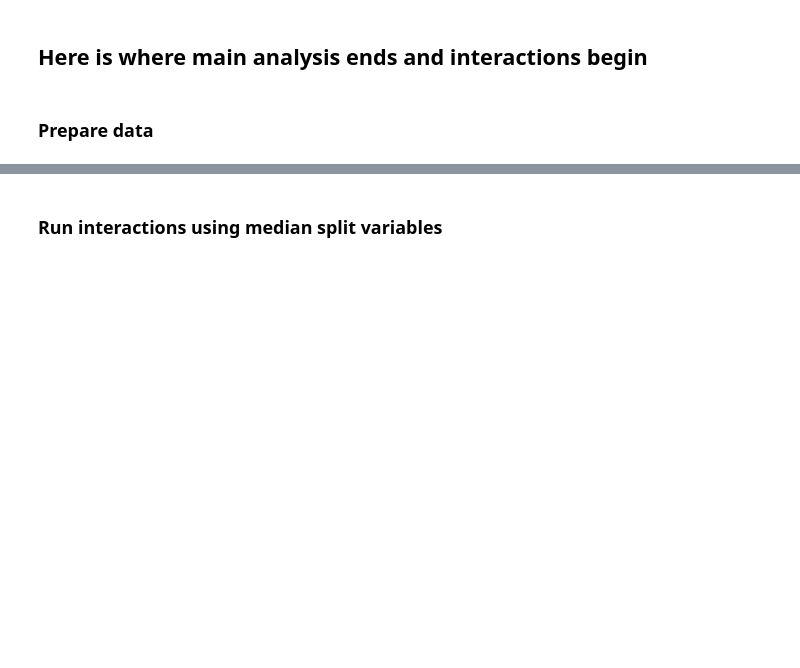
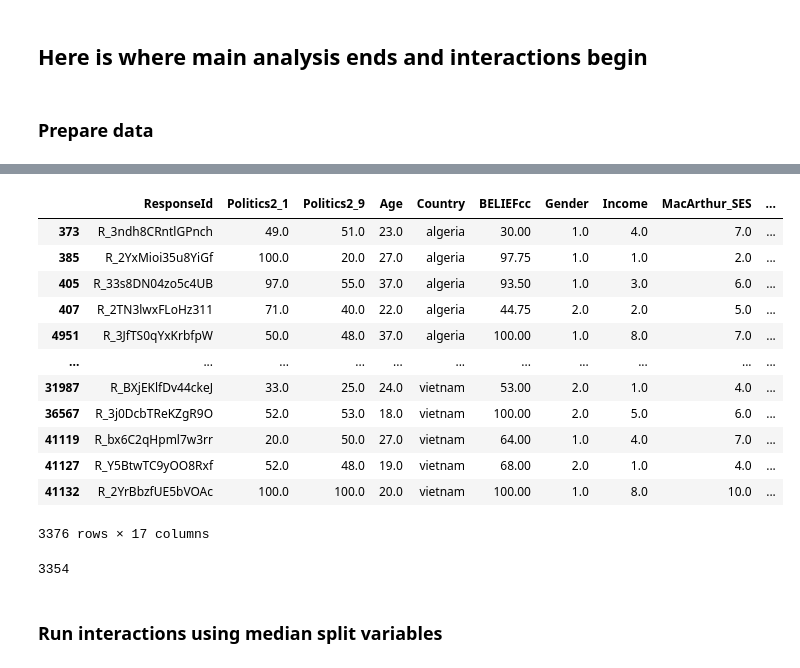
Before and after one commit to dgoldwert/climateterms, a Jupyter notebook: Terms_Analyses.ipynb, the cells around one changed output, grey strips where cells are left out. Saved outputs shown, nothing was run; the diff lists cells and outputs as text; code cells hidden in the pictures; blank space fills up the shorter version.

```diff
--- a/Terms_Analyses.ipynb
+++ b/Terms_Analyses.ipynb
@@ -259,7 +378,7 @@ new = []
 for _, sub in dfc.groupby("Country"):
     sub.loc[:, "Ideology"] = (sub.loc[:, "ide"] > sub.loc[:, "ide"].median()).astype(float)
     # Ensure NaN ideology when Politics2_1 is NaN
-    sub.loc[sub.Politics2_1.isna(), "Ideology"] = np.NaN
+    sub.loc[sub.Politics2_1.isna(), "Ideology"] = np.nan
     new.append(sub)
 dfc = pd.concat(new)
 # Replace 1 with "Conservative" and 0 with "Liberal"
@@ -268,15 +387,31 @@ dfc = pd.concat(new)
 # %%
 #generate median splits
 dfc["Age_ms"] = (dfc["Age"] > dfc["Age"].median()).astype(float) #1 is older, 0 is younger
-dfc["SES"] = (dfc["MacArthur_SES"] > dfc["MacArthur_SES"].median()).astype(float)
+#dfc["SES"] = (dfc["MacArthur_SES"] > dfc["MacArthur_SES"].median()).astype(float)
 dfc['Edu_binary'] = dfc['Edu'].replace(1, 0).replace(2, 0).replace(3, 1).replace(4, 1)
 
 dfc
+# %% [output]
+|  | ResponseId | Politics2_1 | Politics2_9 | Age | Country | BELIEFcc | Gender | Income | MacArthur_SES | ... |
+| 373 | R_3ndh8CRntlGPnch | 49.0 | 51.0 | 23.0 | algeria | 30.00 | 1.0 | 4.0 | 7.0 | ... |
+| 385 | R_2YxMioi35u8YiGf | 100.0 | 20.0 | 27.0 | algeria | 97.75 | 1.0 | 1.0 | 2.0 | ... |
+| 405 | R_33s8DN04zo5c4UB | 97.0 | 55.0 | 37.0 | algeria | 93.50 | 1.0 | 3.0 | 6.0 | ... |
+| 407 | R_2TN3lwxFLoHz311 | 71.0 | 40.0 | 22.0 | algeria | 44.75 | 2.0 | 2.0 | 5.0 | ... |
+| 4951 | R_3JfTS0qYxKrbfpW | 50.0 | 48.0 | 37.0 | algeria | 100.00 | 1.0 | 8.0 | 7.0 | ... |
+| ... | ... | ... | ... | ... | ... | ... | ... | ... | ... | ... |
+| 31987 | R_BXjEKlfDv44ckeJ | 33.0 | 25.0 | 24.0 | vietnam | 53.00 | 2.0 | 1.0 | 4.0 | ... |
+| 36567 | R_3j0DcbTReKZgR9O | 52.0 | 53.0 | 18.0 | vietnam | 100.00 | 2.0 | 5.0 | 6.0 | ... |
+| 41119 | R_bx6C2qHpml7w3rr | 20.0 | 50.0 | 27.0 | vietnam | 64.00 | 1.0 | 4.0 | 7.0 | ... |
+| 41127 | R_Y5BtwTC9yOO8Rxf | 52.0 | 48.0 | 19.0 | vietnam | 68.00 | 2.0 | 1.0 | 4.0 | ... |
+| 41132 | R_2YrBbzfUE5bVOAc | 100.0 | 100.0 | 20.0 | vietnam | 100.00 | 1.0 | 8.0 | 10.0 | ... |
+3376 rows × 17 columns
 # %%
 #remove participants whose Gender is not 1 or 2
 dfc = dfc[(dfc["Gender"] == 1) | (dfc["Gender"] == 2)]
 # %%
 len(dfc.ResponseId.unique())
+# %% [output]
+3354
 # %% [markdown]
 ### Run interactions using median split variables
 # %%
```
Also changed, not shown: parts of 60 cells of this notebook, 6 other files.
